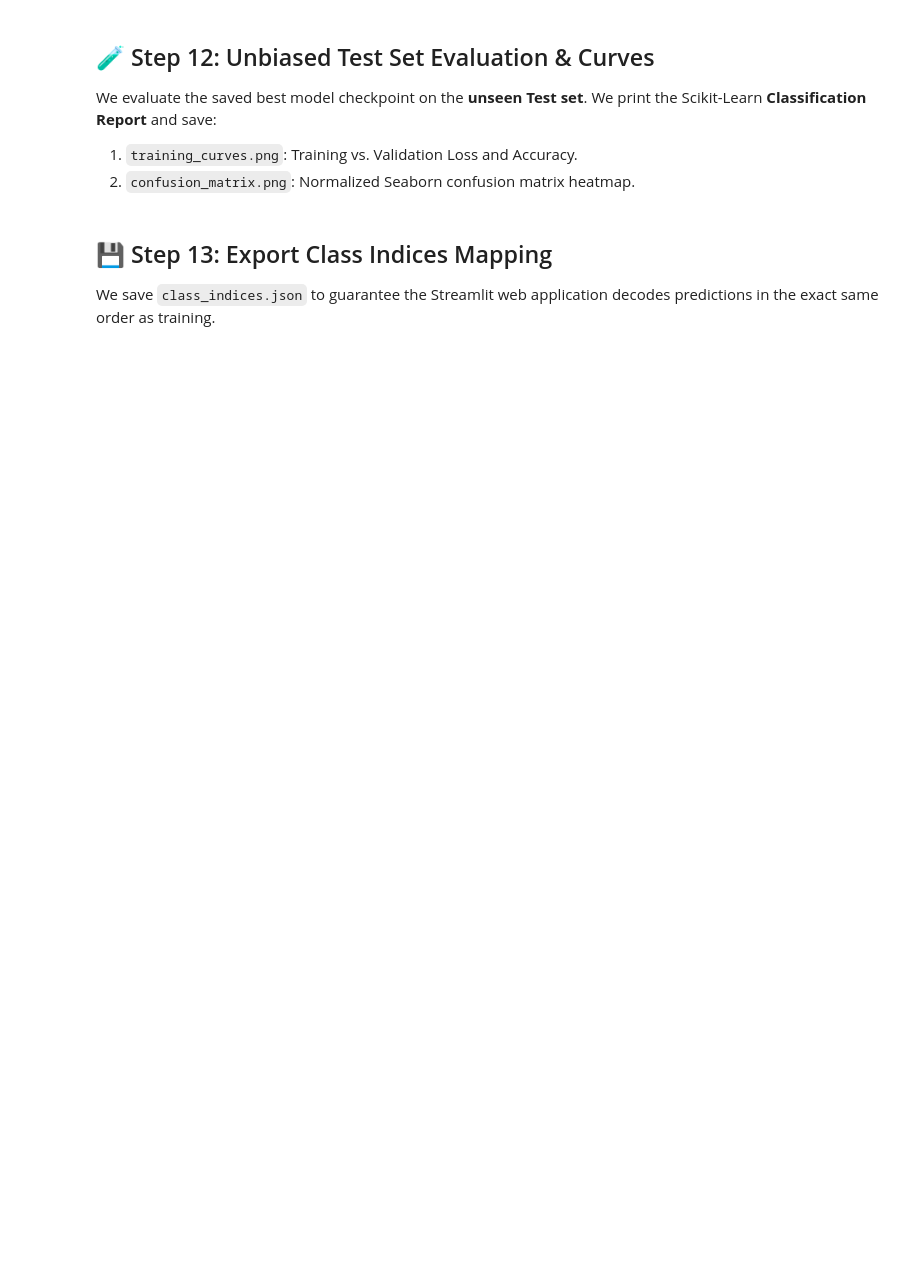
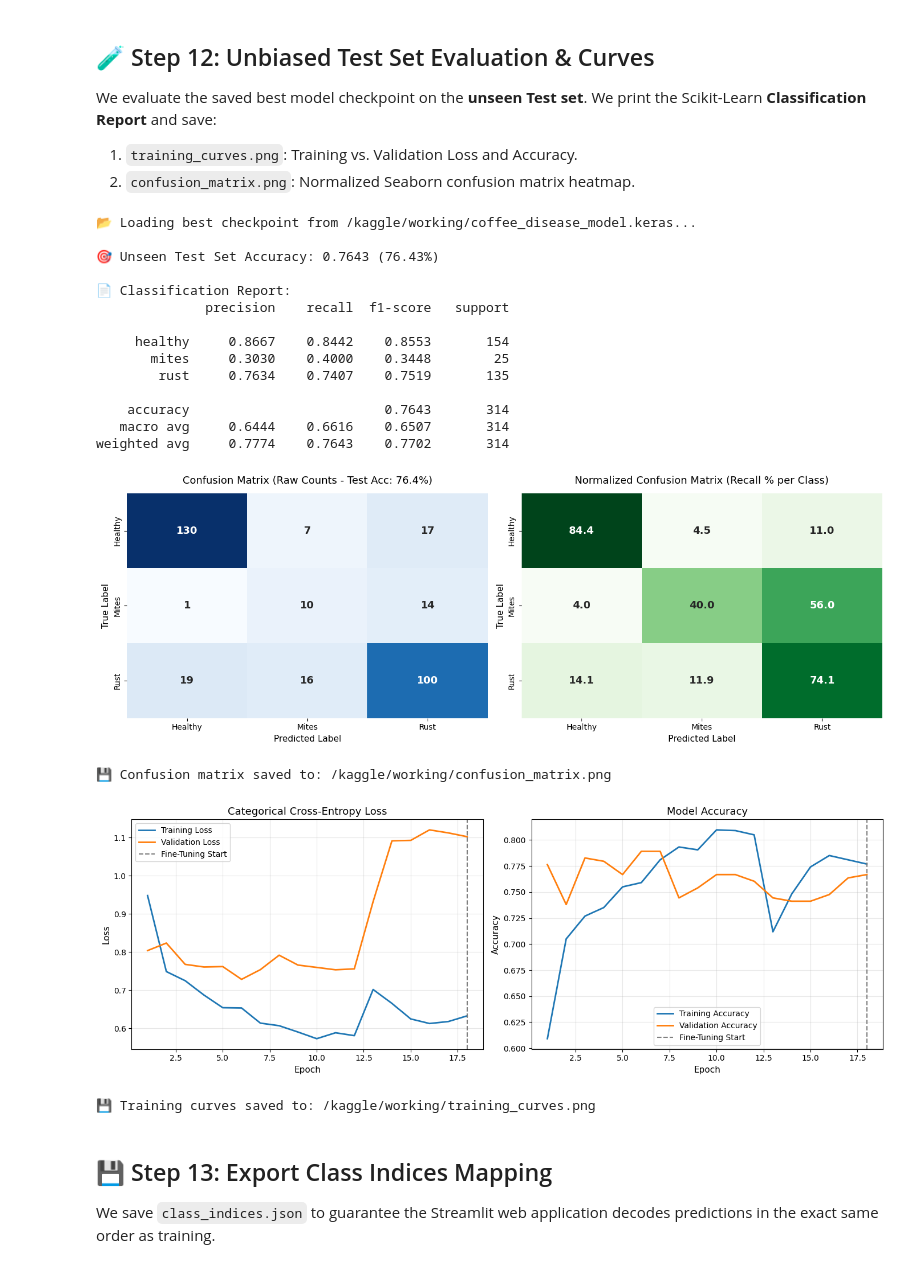
Before and after one commit to BesuDev195/Coffee_leaf_disease_detection, a Jupyter notebook: rocole_coffee_disease_cnn.ipynb, the cells around one changed output. Saved outputs shown, nothing was run; the diff lists cells and outputs as text; code cells hidden in the pictures; blank space fills up the shorter version.

```diff
--- a/rocole_coffee_disease_cnn.ipynb
+++ b/rocole_coffee_disease_cnn.ipynb
@@ -618,14 +708,14 @@ callback_list = [
     callbacks.EarlyStopping(
         monitor="val_loss",
         mode="min",
-        patience=5,
+        patience=6,
         restore_best_weights=True,
         verbose=1
     ),
     callbacks.ReduceLROnPlateau(
         monitor="val_loss",
         mode="min",
-        factor=0.2,
+        factor=0.3,
         patience=2,
         min_lr=1e-7,
         verbose=1
@@ -638,10 +730,12 @@ print(f"✅ Callbacks configured. Best model checkpoint will be saved to: {best_
 1. **Stage 1 (Feature Extraction)**: The MobileNetV2 backbone is frozen. Only the classification head learns at a standard learning rate ($10^{-3}$).
 2. **Stage 2 (Fine-Tuning)**: If `FINE_TUNE = True`, the top 30 layers of the backbone are unfrozen and trained together with the head at a very gentle learning rate ($10^{-5}$) to specialize features for coffee leaf textures.
 # %%
-# Compile Stage 1
+# Compile Stage 1 with Label Smoothing for lower loss & higher generalization
+loss_criterion = tf.keras.losses.CategoricalCrossentropy(label_smoothing=0.1)
+
 model.compile(
     optimizer=optimizers.Adam(learning_rate=Config.STAGE_1_LR),
-    loss="categorical_crossentropy",
+    loss=loss_criterion,
     metrics=["accuracy"]
 )
 
@@ -659,14 +753,14 @@ history_stage2 = None
 if Config.FINE_TUNE:
     print("\n🔓 Unfreezing top backbone layers for Stage 2 Fine-Tuning...")
     base_model.trainable = True
-    # Freeze all layers except the last N layers
+    # Freeze all layers except the top N layers
     for layer in base_model.layers[:-Config.FINE_TUNE_LAYERS]:
         layer.trainable = False
 
-    # Recompile with very low learning rate
+    # Recompile with fine-tuning learning rate and label smoothing
     model.compile(
         optimizer=optimizers.Adam(learning_rate=Config.STAGE_2_LR),
-        loss="categorical_crossentropy",
+        loss=loss_criterion,
         metrics=["accuracy"]
     )
 
@@ -714,22 +826,43 @@ print(f"\n🎯 Unseen Test Set Accuracy: {test_acc:.4f} ({test_acc*100:.2f}%)\n"
 print("📄 Classification Report:")
 print(classification_report(y_true, y_pred, target_names=Config.CLASSES, digits=4))
 
-# 1. Plot & Save Confusion Matrix
+# 1. Plot & Save Dual Confusion Matrix (Raw Counts + Normalized Recall %)
 cm = confusion_matrix(y_true, y_pred)
-plt.figure(figsize=(7, 6))
+cm_norm = cm.astype("float") / np.maximum(cm.sum(axis=1)[:, np.newaxis], 1e-9) * 100
+display_classes = [c.capitalize() for c in Config.CLASSES]
+
+plt.figure(figsize=(14, 5))
+# Subplot 1: Raw Counts
+plt.subplot(1, 2, 1)
 sns.heatmap(
     cm,
     annot=True,
     fmt="d",
     cmap="Blues",
-    xticklabels=Config.CLASSES,
-    yticklabels=Config.CLASSES,
+    xticklabels=display_classes,
+    yticklabels=display_classes,
     cbar=False,
-    annot_kws={"size": 14, "weight": "bold"}
+    annot_kws={"size": 13, "weight": "bold"}
 )
-plt.title(f"Confusion Matrix (Test Acc: {test_acc*100:.1f}%)", fontsize=14, pad=15)
-plt.xlabel("Predicted Class", fontsize=12)
-plt.ylabel("True Class", fontsize=12)
+plt.title(f"Confusion Matrix (Raw Counts - Test Acc: {test_acc*100:.1f}%)", fontsize=13, pad=12)
+plt.xlabel("Predicted Label", fontsize=11)
+plt.ylabel("True Label", fontsize=11)
+
+# Subplot 2: Normalized Percentages (Recall % per Class)
+plt.subplot(1, 2, 2)
+sns.heatmap(
+    cm_norm,
+    annot=True,
+    fmt=".1f",
+    cmap="Greens",
+    xticklabels=display_classes,
+    yticklabels=display_classes,
+    cbar=False,
+    annot_kws={"size": 13, "weight": "bold"}
+)
+plt.title("Normalized Confusion Matrix (Recall % per Class)", fontsize=13, pad=12)
+plt.xlabel("Predicted Label", fontsize=11)
+plt.ylabel("True Label", fontsize=11)
 plt.tight_layout()
 cm_save_path = os.path.join(Config.OUTPUT_DIR, Config.CONF_MATRIX_FILENAME)
 plt.savefig(cm_save_path, dpi=300)
@@ -753,33 +886,52 @@ epochs_range = range(1, len(train_loss) + 1)
 plt.figure(figsize=(14, 5))
 # Loss Subplot
 plt.subplot(1, 2, 1)
 plt.plot(epochs_range, train_loss, label="Training Loss", color="#1f77b4", lw=2)
 plt.plot(epochs_range, val_loss, label="Validation Loss", color="#ff7f0e", lw=2)
 if history_stage2 is not None:
     plt.axvline(x=len(history_stage1.history["loss"]), color="gray", linestyle="--", label="Fine-Tuning Start")
 plt.title("Categorical Cross-Entropy Loss", fontsize=13)
 plt.xlabel("Epoch", fontsize=11)
 plt.ylabel("Loss", fontsize=11)
 plt.legend()
 plt.grid(True, alpha=0.3)
 
 # Accuracy Subplot
 plt.subplot(1, 2, 2)
 plt.plot(epochs_range, train_acc, label="Training Accuracy", color="#1f77b4", lw=2)
 plt.plot(epochs_range, val_acc, label="Validation Accuracy", color="#ff7f0e", lw=2)
 if history_stage2 is not None:
     plt.axvline(x=len(history_stage1.history["loss"]), color="gray", linestyle="--", label="Fine-Tuning Start")
 plt.title("Model Accuracy", fontsize=13)
 plt.xlabel("Epoch", fontsize=11)
 plt.ylabel("Accuracy", fontsize=11)
 plt.legend()
 plt.grid(True, alpha=0.3)
 
 plt.tight_layout()
 curves_save_path = os.path.join(Config.OUTPUT_DIR, Config.CURVES_PLOT_FILENAME)
 plt.savefig(curves_save_path, dpi=300)
 plt.show()
 print(f"💾 Training curves saved to: {curves_save_path}")
+# %% [output]
+📂 Loading best checkpoint from /kaggle/working/coffee_disease_model.keras...
+
+🎯 Unseen Test Set Accuracy: 0.7643 (76.43%)
+
+📄 Classification Report:
+              precision    recall  f1-score   support
+
+     healthy     0.8667    0.8442    0.8553       154
+       mites     0.3030    0.4000    0.3448        25
+        rust     0.7634    0.7407    0.7519       135
+
+    accuracy                         0.7643       314
+   macro avg     0.6444    0.6616    0.6507       314
+weighted avg     0.7774    0.7643    0.7702       314
+[figure, added]
+💾 Confusion matrix saved to: /kaggle/working/confusion_matrix.png
+[figure, added]
+💾 Training curves saved to: /kaggle/working/training_curves.png
 # %% [markdown]
 ## 💾 Step 13: Export Class Indices Mapping
 
```
Also changed, not shown: parts of 13 cells of this notebook, 10 other files.
